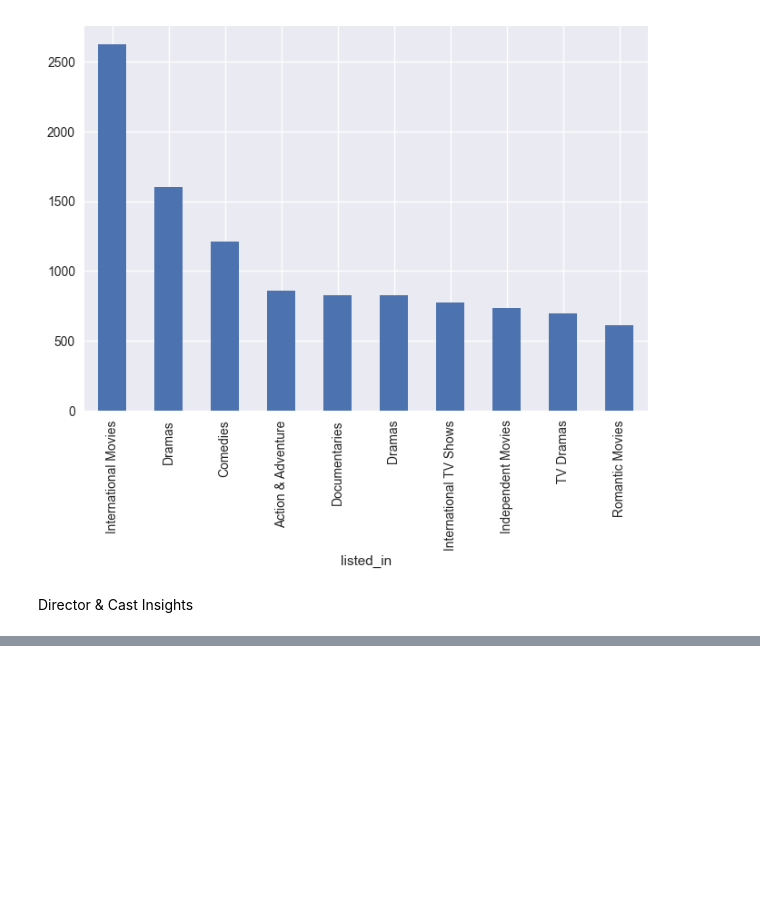
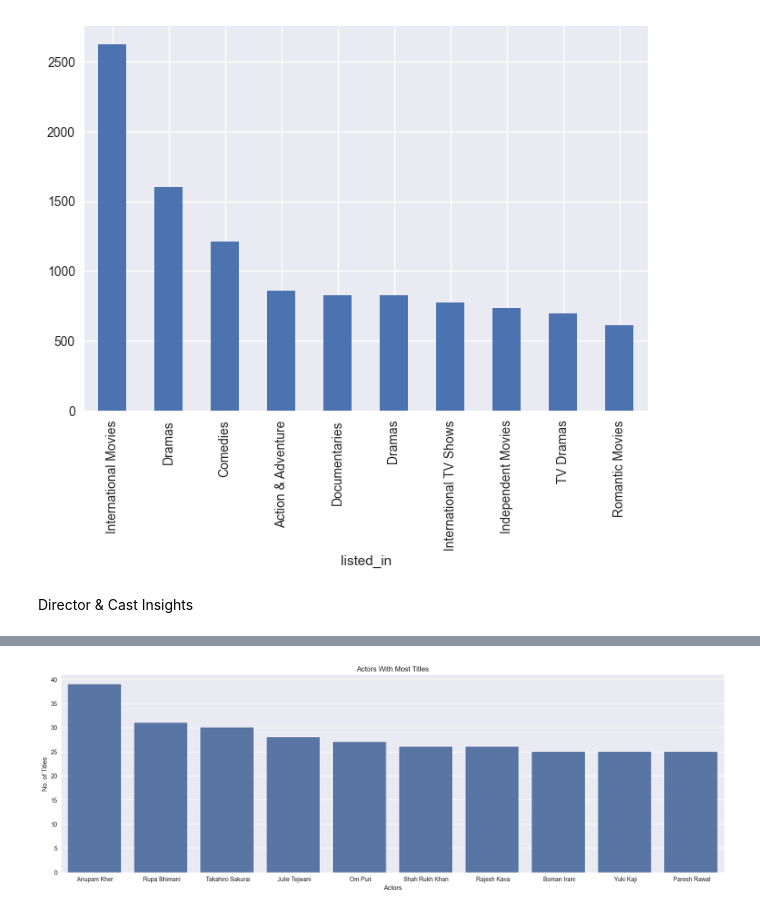
Before and after one commit to eThird/netflix_contetn_data_analysis, a Jupyter notebook: Notebooks/netflix_analysis.ipynb, the cells around one changed output, grey strips where cells are left out. Cells and saved outputs as stored; diff of their text form; code cells hidden in the pictures; blank space fills up the shorter version.

Commit message:
Director & Cast Insights

```diff
--- a/Notebooks/netflix_analysis.ipynb
+++ b/Notebooks/netflix_analysis.ipynb
@@ -370,0 +416,7 @@ Director & Cast Insights
+# %%
+#Which  actors have the most titles on Netflix?
+actors=(
+    df['cast'].str.split(',').explode()
+)
+actors_with_most_title=actors.value_counts().reset_index().drop(index=0).head(10)
+actors_with_most_title
@@ -370,0 +435,9 @@ Director & Cast Insights
+# %%
+plt.figure(figsize=(20,6))
+plt.title('Actors With Most Titles')
+plt.ylabel('No. of Titles')
+plt.xlabel('Actors')
+sns.barplot(data=actors_with_most_title,x='cast',y='count')
+plt.show()
+# %% [output]
+[figure, added]
```
Also changed, not shown: parts of 4 cells of this notebook.
